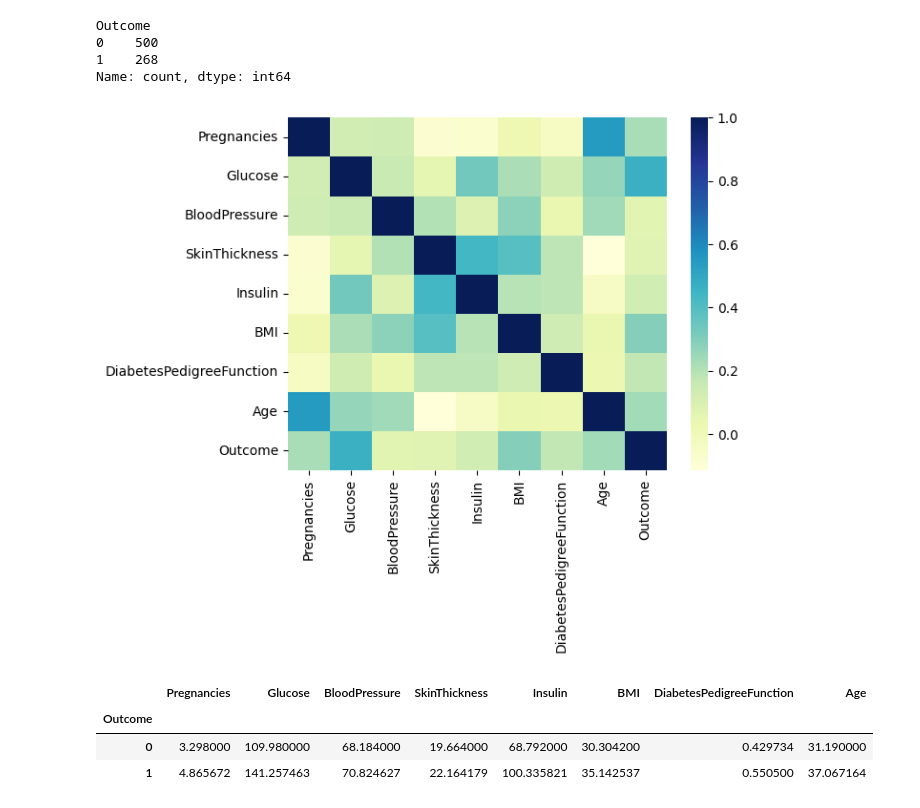
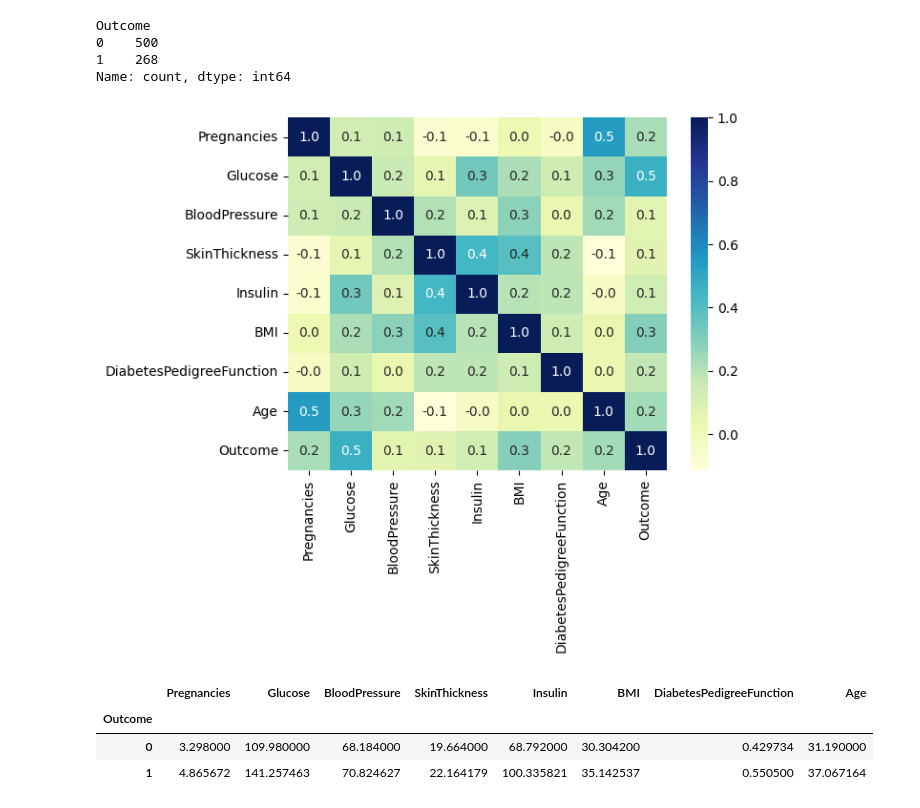
Before and after one commit to madhavchopra99/diabetic_prediction, a Jupyter notebook: diabetes_prediction.ipynb, the cells around one changed output. Saved outputs shown, nothing was run; the diff lists cells and outputs as text; code cells hidden in the pictures.

Commit message:
heatmap updated

```diff
--- a/diabetes_prediction.ipynb
+++ b/diabetes_prediction.ipynb
@@ -68,11 +68,11 @@ Name: count, dtype: int64
 # %%
 # printing the correlation heatmap using seaborn
 import seaborn as sns
-
-sns.heatmap(diabetes_data.corr(),cmap='YlGnBu')
+import matplotlib.pyplot as plt
+sns.heatmap(diabetes_data.corr(),cmap='YlGnBu',annot=True,fmt='.1f')
 plt.show()
 # %% [output]
-[figure, old version]
+[figure, new version]
 # %%
 diabetes_data.groupby('Outcome').mean()
 # %% [output]
```
